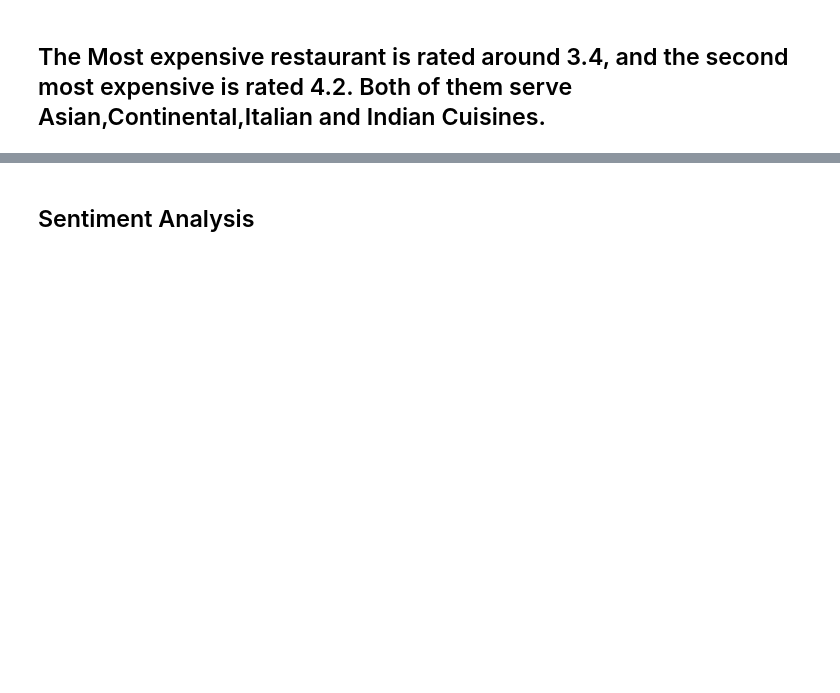
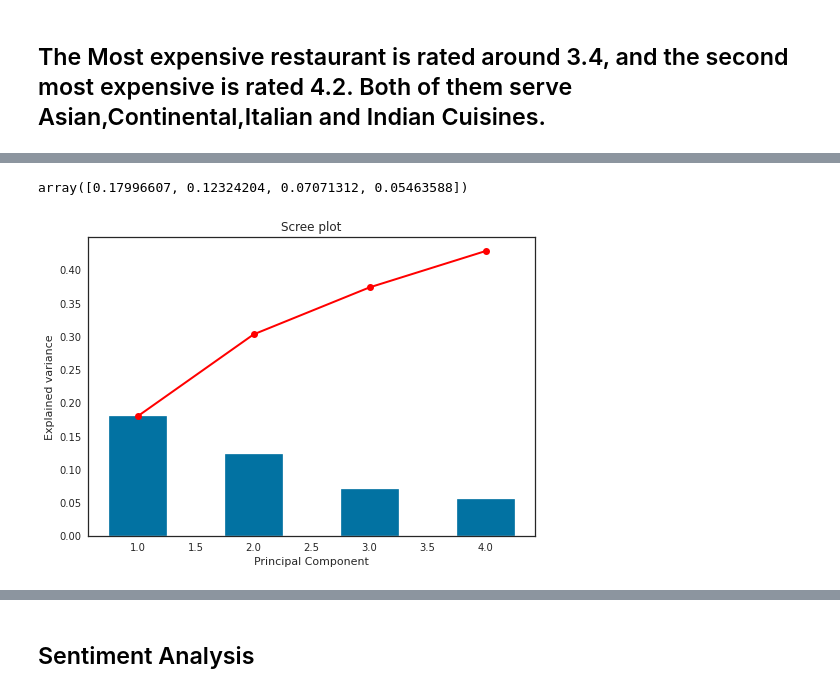
Before and after one commit to anirudh4git/Zomato-Restaurant-Clustering--Sentiment-Analysis, a Jupyter notebook: ZOMATO__RESTAURANT_CLUSTERING_&_SENTIMENT_ANALYSIS.ipynb, the cells around one changed output, grey strips where cells are left out. Cells and saved outputs as stored; diff of their text form; code cells hidden in the pictures; blank space fills up the shorter version.

```diff
--- a/ZOMATO__RESTAURANT_CLUSTERING_&_SENTIMENT_ANALYSIS.ipynb
+++ b/ZOMATO__RESTAURANT_CLUSTERING_&_SENTIMENT_ANALYSIS.ipynb
@@ -568,0 +602,4 @@ This could be interesting while introducing a new menu line.
+# %%
+# PCA
+pca = PCA(n_components=4)
+X_reduced = pca.fit_transform(X)
@@ -568,0 +649,13 @@ This could be interesting while introducing a new menu line.
+# %%
+ratios = pca.explained_variance_ratio_
+ratios
+# %% [output]
+array([0.17996607, 0.12324204, 0.07071312, 0.05463588])
+# %%
+plt.bar(range(1,len(ratios)+1),ratios,width=0.5)
+plt.plot(range(1,len(ratios)+1),np.cumsum(ratios),'o-', linewidth=2, color='red')
+plt.xlabel("Principal Component")
+plt.ylabel("Explained variance")
+plt.title("Scree plot");
+# %% [output]
+[figure, added]
```
Also changed, not shown: parts of 44 cells of this notebook.
